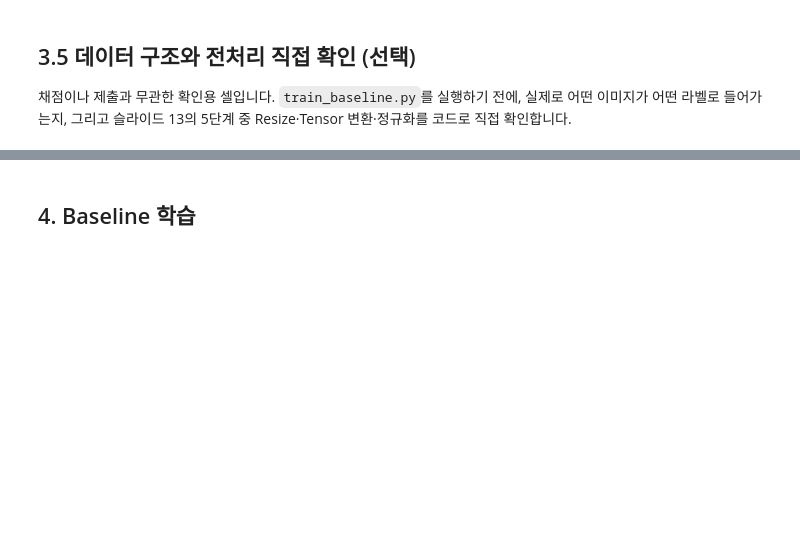
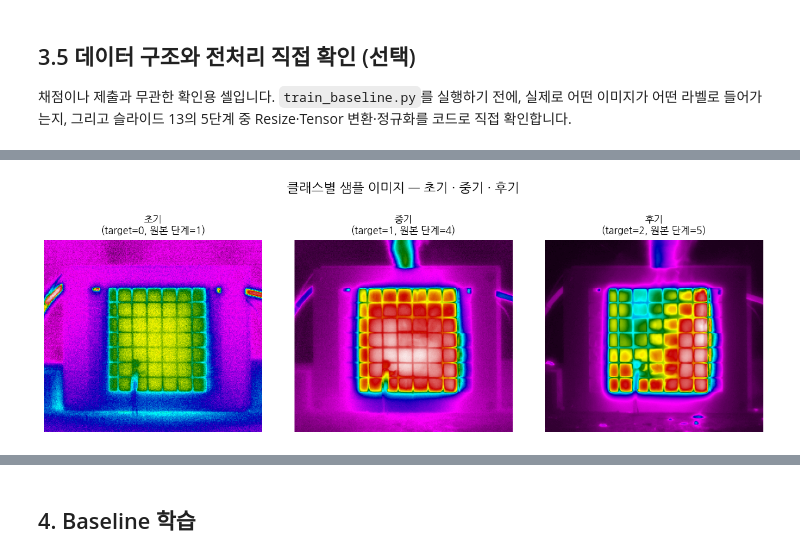
Before and after one commit to Hwk040319/MJY-ML, a Jupyter notebook: 00_quickstart_colab.ipynb, the cells around one changed output, grey strips where cells are left out. Cells and saved outputs as stored; diff of their text form; code cells hidden in the pictures; blank space fills up the shorter version.

Commit message:
Update Colab course notebooks

```diff
--- a/00_quickstart_colab.ipynb
+++ b/00_quickstart_colab.ipynb
@@ -63,0 +222,19 @@ print('원본 이미지 크기(W,H):', img.size)   # 실험마다 원본 해상
+# %%
+# Colab 한글 폰트 설치 — 런타임마다 한 번 실행
+!apt-get update -qq
+!apt-get install -y -qq fonts-nanum > /dev/null
+
+import matplotlib as mpl
+import matplotlib.font_manager as fm
+from pathlib import Path
+
+font_path = "/usr/share/fonts/truetype/nanum/NanumGothic.ttf"
+assert Path(font_path).is_file(), f"폰트를 찾을 수 없습니다: {font_path}"
+
+# 런타임을 재시작하지 않아도 현재 세션에 바로 등록
+fm.fontManager.addfont(font_path)
+
+mpl.rcParams["font.family"] = "NanumGothic"
+mpl.rcParams["axes.unicode_minus"] = False
+
+print("한글 폰트 설정 완료:", font_path)
@@ -64,3 +244,76 @@ print('원본 이미지 크기(W,H):', img.size)   # 실험마다 원본 해상
+# %%
+# 클래스(초기/중기/후기)별로 대표 이미지를 한 장씩 확인합니다.
+# 모델 학습 전에 이미지와 라벨이 올바르게 연결되어 있는지
+# 사람이 직접 눈으로 확인하기 위한 코드입니다.
+
+from PIL import Image
+import matplotlib.pyplot as plt
+import pandas as pd
+
+
+# 이미지 파일명, 분류 라벨, 원본 단계 등이 저장된 CSV를 불러옵니다.
+df = pd.read_csv("data/train/labels.csv")
+
+# target 숫자가 의미하는 클래스 이름입니다.
+# target=0: 초기, target=1: 중기, target=2: 후기
+CLASS_NAMES = ["초기", "중기", "후기"]
+
+
+# 초기·중기·후기 이미지를 가로로 한 장씩 표시할 공간을 만듭니다.
+# 1행 3열이므로 총 3개의 그래프 영역이 만들어집니다.
+fig, axes = plt.subplots(1, 3, figsize=(13, 4.5))
+
+
+# cls에 0, 1, 2가 순서대로 들어갑니다.
+# 따라서 이미지도 초기 → 중기 → 후기 순서로 표시됩니다.
+for cls in range(3):
+
+    # 현재 클래스에 해당하는 행들 중 첫 번째 행을 대표 샘플로 선택합니다.
+    row = df[df["target"] == cls].iloc[0]
+
+    # labels.csv에 기록된 이미지 파일명을 이용해 실제 이미지를 불러옵니다.
+    # convert("RGB")는 이미지를 빨강·초록·파랑의 3채널 형식으로 통일합니다.
+    image_path = f"data/train/images/{row['image_name']}"
+    img = Image.open(image_path).convert("RGB")
+
+    # 현재 클래스에 해당하는 그래프 영역에 이미지를 표시합니다.
+    axes[cls].imshow(img)
+
+    # 이미지 위에 클래스 이름, target 번호, 원본 단계를 표시합니다.
+    # 파일명은 화면이 복잡해지지 않도록 표시하지 않습니다.
+    axes[cls].set_title(
+        f"{CLASS_NAMES[cls]}\n"
+        f"(target={row['target']}, 원본 단계={row['original_stage']})",
+        fontsize=12,
+        pad=8
+    )
+
+    # 이미지 주변의 좌표축과 눈금은 필요하지 않으므로 숨깁니다.
+    axes[cls].axis("off")
+
+
+# 세 이미지 전체를 설명하는 제목을 그림 위쪽에 표시합니다.
+fig.suptitle(
+    "클래스별 샘플 이미지 — 초기 · 중기 · 후기",
+    fontsize=16,
+    y=0.98
+)
+
+
+# 전체 제목과 각 이미지 제목이 서로 겹치지 않도록 여백을 조정합니다.
+fig.subplots_adjust(
+    left=0.03,     # 그림 왼쪽 여백
+    right=0.97,    # 그림 오른쪽 여백
+    bottom=0.03,   # 그림 아래쪽 여백
+    top=0.76,      # 전체 제목을 위한 위쪽 공간
+    wspace=0.15    # 이미지 사이의 가로 간격
+)
+
+
+# 완성된 결과를 화면에 출력합니다.
+plt.show()
+# %% [output]
+[figure, added]
 # %%
 # 슬라이드 13의 전처리 흐름(Resize -> ToTensor -> Normalize)을 한 단계씩 직접 실행
 from torchvision import transforms
```
Also changed, not shown: parts of 20 cells of this notebook, 2 other files.
